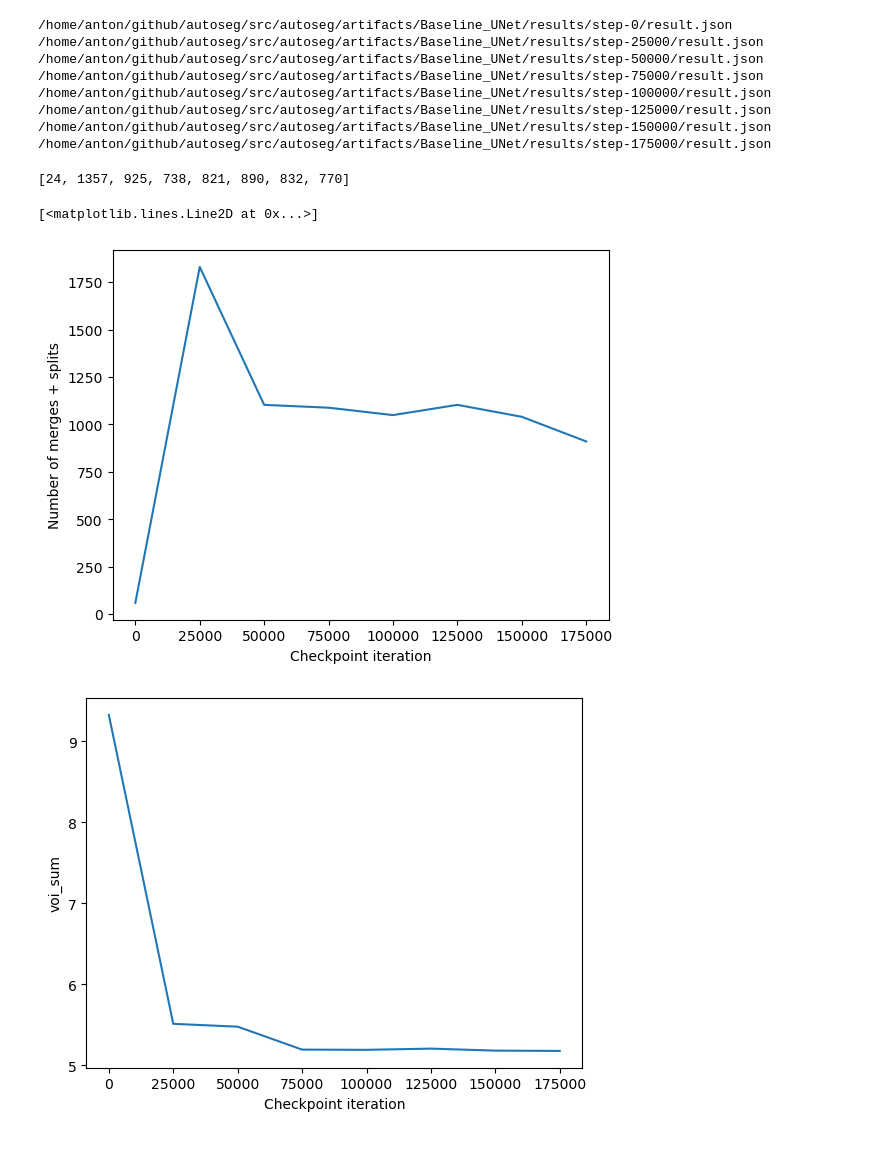
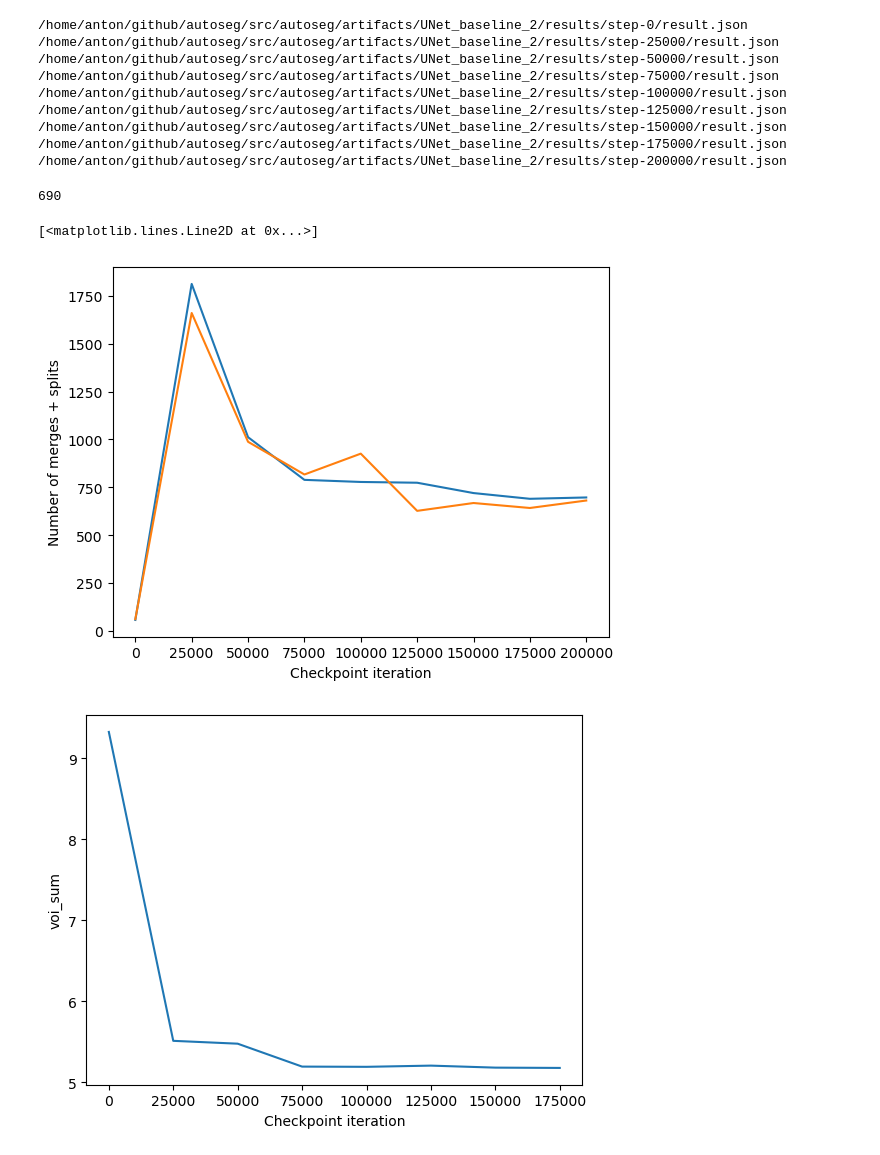
Before and after one commit to anforsm/autoseg, a Jupyter notebook: src/autoseg/results.ipynb, the cells around one changed output. Cells and saved outputs as stored; diff of their text form; code cells hidden in the pictures.

Commit message:
latest configs and models

```diff
--- a/src/autoseg/results.ipynb
+++ b/src/autoseg/results.ipynb
@@ -6,3 +59,4 @@ import glob
 # %%
-path = "/home/anton/github/autoseg/src/autoseg/artifacts/Baseline_UNet/results"
+path = f"/home/anton/github/autoseg/src/autoseg/artifacts/{model_name.replace(' ', '_')}/results"
 files = glob.glob(path + "/step-*/result.json")
+files
@@ -17,25 +81,32 @@ for f in sorted(files, key=lambda x: int(x.split("/")[-2].split("-")[1])):
   splits.append(results["best_edits"]["total_splits_needed_to_fix_merges"])
   print(f)
 # %% [output]
-/home/anton/github/autoseg/src/autoseg/artifacts/Baseline_UNet/results/step-0/result.json
-/home/anton/github/autoseg/src/autoseg/artifacts/Baseline_UNet/results/step-25000/result.json
-/home/anton/github/autoseg/src/autoseg/artifacts/Baseline_UNet/results/step-50000/result.json
-/home/anton/github/autoseg/src/autoseg/artifacts/Baseline_UNet/results/step-75000/result.json
-/home/anton/github/autoseg/src/autoseg/artifacts/Baseline_UNet/results/step-100000/result.json
-/home/anton/github/autoseg/src/autoseg/artifacts/Baseline_UNet/results/step-125000/result.json
-/home/anton/github/autoseg/src/autoseg/artifacts/Baseline_UNet/results/step-150000/result.json
-/home/anton/github/autoseg/src/autoseg/artifacts/Baseline_UNet/results/step-175000/result.json
+/home/anton/github/autoseg/src/autoseg/artifacts/UNet_baseline_2/results/step-0/result.json
+/home/anton/github/autoseg/src/autoseg/artifacts/UNet_baseline_2/results/step-25000/result.json
+/home/anton/github/autoseg/src/autoseg/artifacts/UNet_baseline_2/results/step-50000/result.json
+/home/anton/github/autoseg/src/autoseg/artifacts/UNet_baseline_2/results/step-75000/result.json
+/home/anton/github/autoseg/src/autoseg/artifacts/UNet_baseline_2/results/step-100000/result.json
+/home/anton/github/autoseg/src/autoseg/artifacts/UNet_baseline_2/results/step-125000/result.json
+/home/anton/github/autoseg/src/autoseg/artifacts/UNet_baseline_2/results/step-150000/result.json
+/home/anton/github/autoseg/src/autoseg/artifacts/UNet_baseline_2/results/step-175000/result.json
+/home/anton/github/autoseg/src/autoseg/artifacts/UNet_baseline_2/results/step-200000/result.json
-# %%
-merges
-# %% [output]
-[24, 1357, 925, 738, 821, 890, 832, 770]
+# %%
+(np.array(merges) + np.array(splits))[1:].min()
+# %% [output]
+690
+# %%
+baseline = np.array(merges) + np.array(splits)
+# %%
+lsd = np.array(merges) + np.array(splits)
 # %%
 plt.ylabel("Number of merges + splits")
 plt.xlabel("Checkpoint iteration")
-plt.plot(checkpoints, np.array(splits) + np.array(merges))
+#plt.title(model_name)
+plt.plot(checkpoints, lsd, label="LSD baseline")
+plt.plot(checkpoints, baseline, label="Pure Aff baseline")
 # %% [output]
 [<matplotlib.lines.Line2D at 0x...>]
-[figure, old version]
+[figure, new version]
 # %%
 def plot_metric(metric):
   vals = []
```
Also changed, not shown: parts of 5 cells of this notebook, 11 other files.
